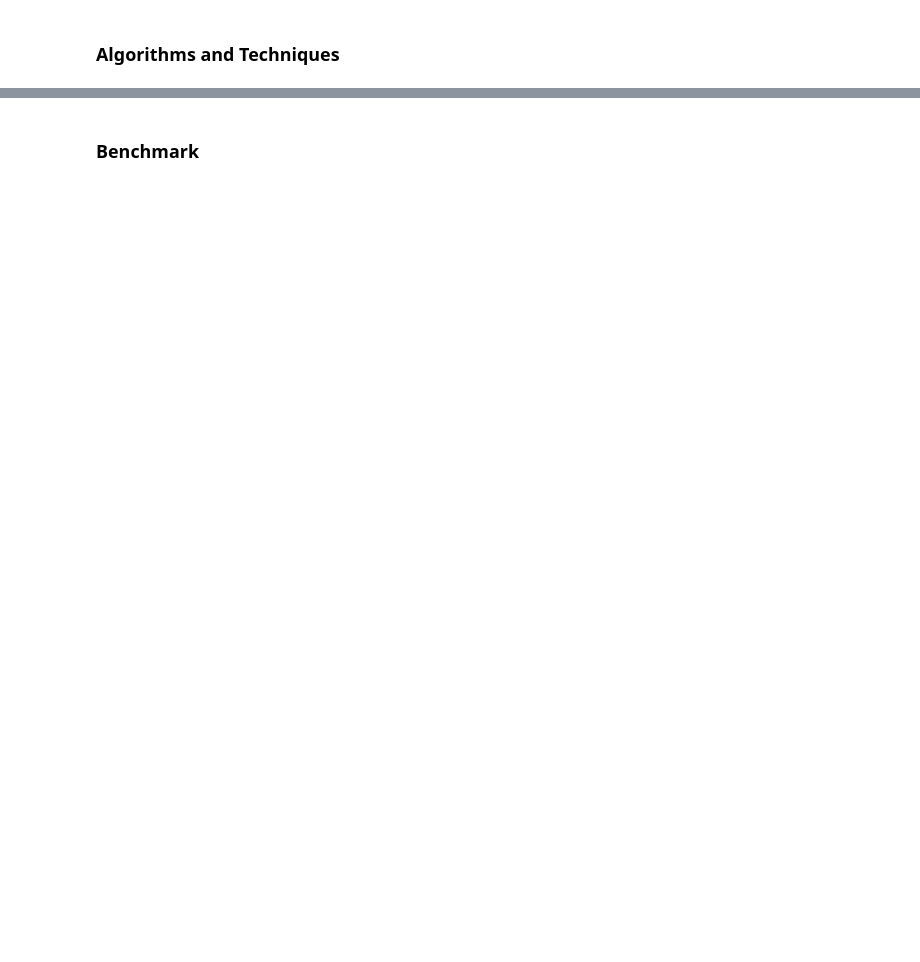
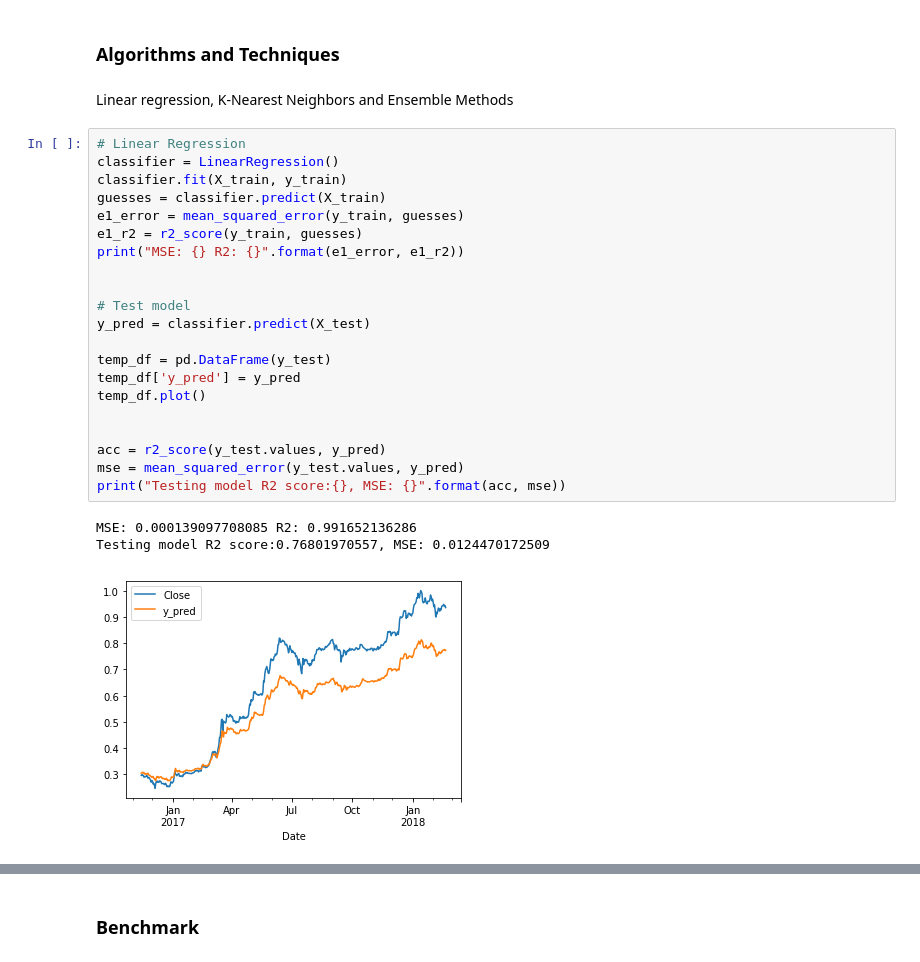
Before and after one commit to nkittsteiner/MLND-capstone-project, a Jupyter notebook: MLND_proposal.ipynb, the cells around one changed output, grey strips where cells are left out. Cells and saved outputs as stored; diff of their text form; blank space fills up the shorter version.

```diff
--- a/MLND_proposal.ipynb
+++ b/MLND_proposal.ipynb
@@ -218,2 +218,29 @@ print(guesses)
 # %% [markdown]
 ### Algorithms and Techniques
+# %% [markdown]
+Linear regression, K-Nearest Neighbors and Ensemble Methods
+# %%
+# Linear Regression
+classifier = LinearRegression()
+classifier.fit(X_train, y_train)
+guesses = classifier.predict(X_train)
+e1_error = mean_squared_error(y_train, guesses)
+e1_r2 = r2_score(y_train, guesses)
+print("MSE: {} R2: {}".format(e1_error, e1_r2))
+
+
+# Test model
+y_pred = classifier.predict(X_test)
+
+temp_df = pd.DataFrame(y_test)
+temp_df['y_pred'] = y_pred
+temp_df.plot()
+
+
+acc = r2_score(y_test.values, y_pred)
+mse = mean_squared_error(y_test.values, y_pred)
+print("Testing model R2 score:{}, MSE: {}".format(acc, mse))
+# %% [output]
+MSE: 0.000139097708085 R2: 0.991652136286
+Testing model R2 score:0.76801970557, MSE: 0.0124470172509
+[figure, added]
```
Also changed, not shown: parts of 11 cells of this notebook.
